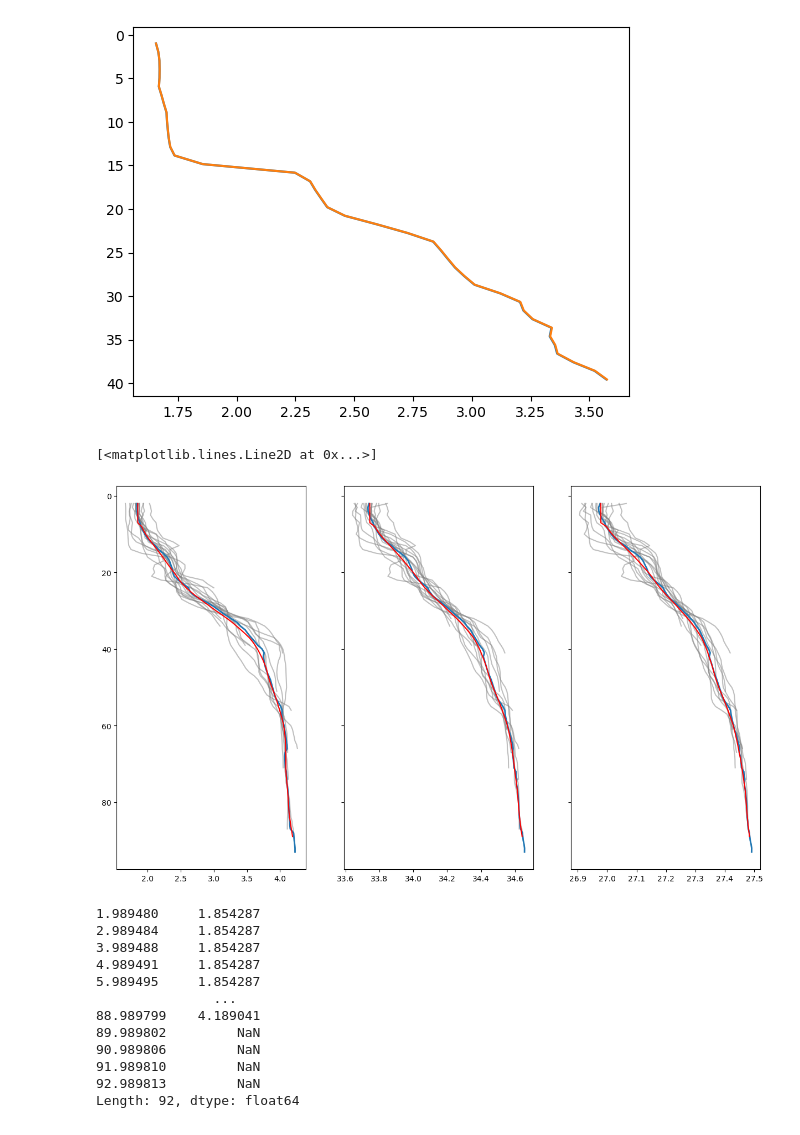
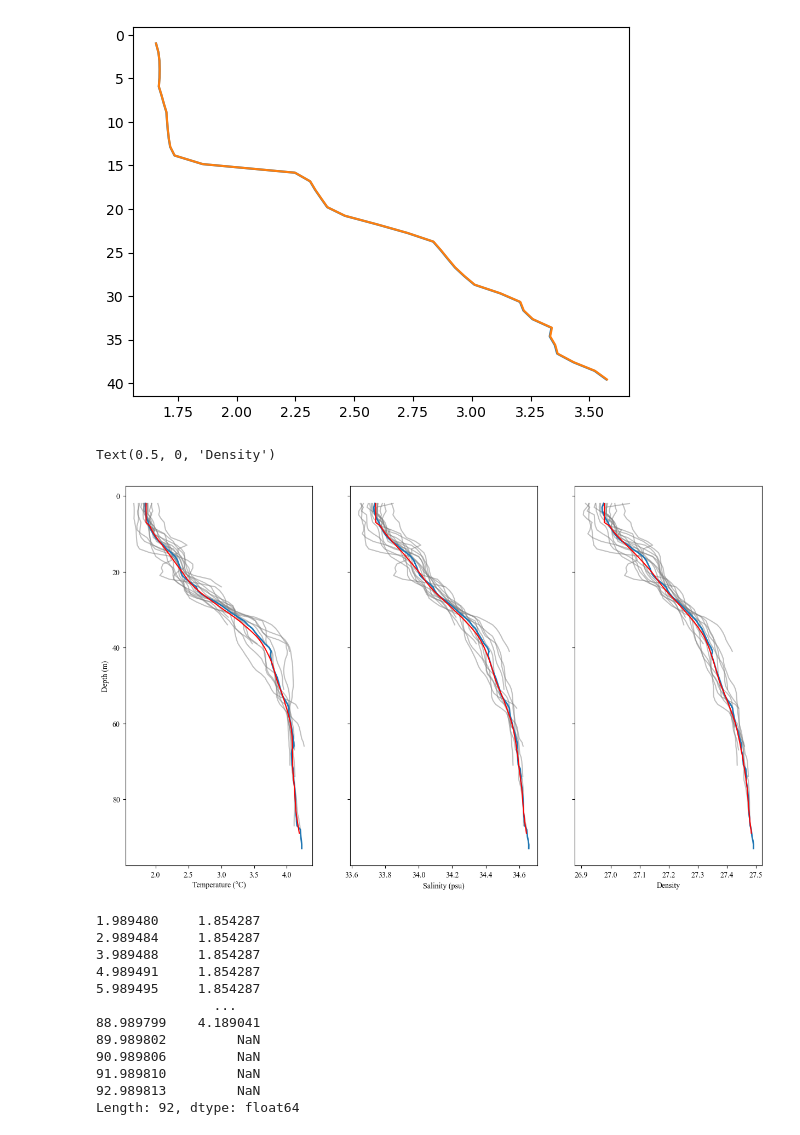
Before and after one commit to alpsjur/AGF-Adventfjorden, a Jupyter notebook: code/notebooks/mean_profile.ipynb, the cells around one changed output. Cells and saved outputs as stored; diff of their text form; code cells hidden in the pictures.

```diff
--- a/code/notebooks/mean_profile.ipynb
+++ b/code/notebooks/mean_profile.ipynb
@@ -12,6 +12,8 @@ import cartopy.crs as ccrs
 import gsw
 import cmocean as cmo
 import scipy.interpolate as interp
+
+plt.rcParams["font.family"] = "times new roman"
 # %%
 def compute_mean(CTD, variable, stationnames):
     CTD_i,Z,_,_ = Oc.CTD_to_grid(CTD, stationnames,interp_opt=0)
@@ -85,26 +87,30 @@ plt.gca().invert_yaxis()
 # %%
 window = 10
 mld=7
 
 dfT, dfT_mean = compute_mean(CTD, 'T', stations)
 dfS, dfS_mean = compute_mean(CTD, 'S', stations)
 dfs, dfs_mean = compute_mean(CTD, 'SIGTH', stations)
 
 dfT_smooth = smooth_profile(dfT_mean, mld, window)
 dfS_smooth = smooth_profile(dfS_mean, mld, window)
 dfs_smooth = smooth_profile(dfs_mean, mld, window)
 
 fig, [axT, axS, axs] = plt.subplots(1,3, sharey=True, figsize=(15,9))
 plot_profiles(dfT, dfT_mean, axT)
 plot_profiles(dfS, dfS_mean, axS)
 plot_profiles(dfs, dfs_mean, axs)
 
 axT.plot(dfT_smooth, dfT_smooth.index, color='red')
 axS.plot(dfS_smooth, dfs_smooth.index, color='red')
 axs.plot(dfs_smooth, dfs_smooth.index, color='red')
+axT.set_ylabel('Depth (m)')
+axT.set_xlabel('Temperature (\N{DEGREE SIGN}C)')
+axS.set_xlabel('Salinity (psu)')
+axs.set_xlabel('Density')
 # %% [output]
-[<matplotlib.lines.Line2D at 0x...>]
+Text(0.5, 0, 'Density')
-[figure, old version]
+[figure, new version]
 # %%
 dfT_smooth
 # %% [output]
```
Also changed, not shown: parts of 3 cells of this notebook, 17 other files.
